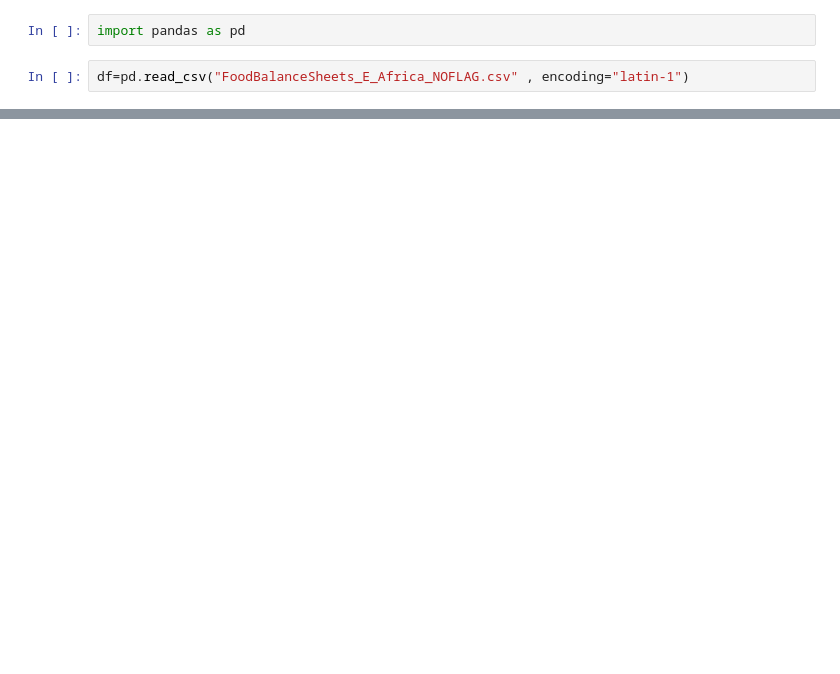
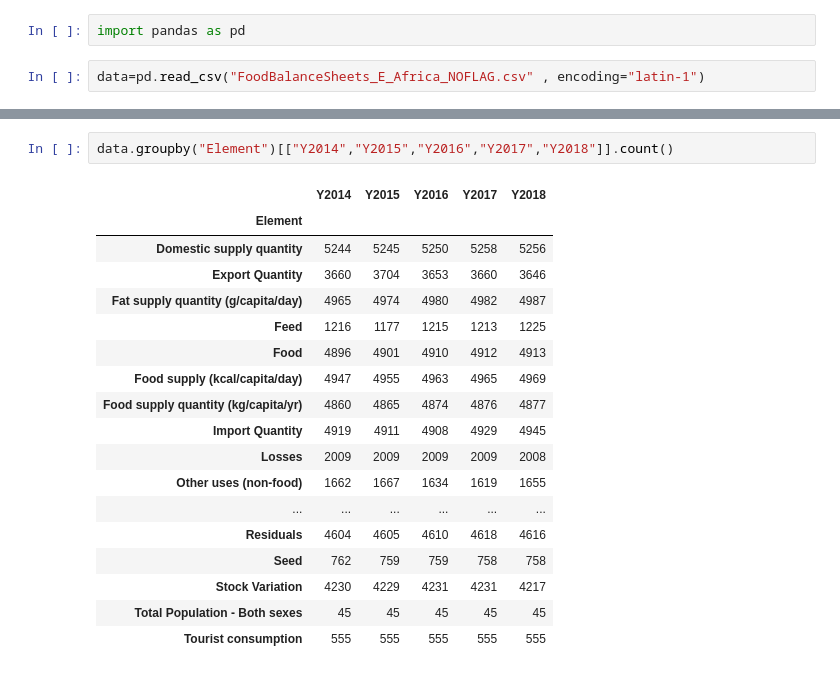
Before and after one commit to Idybest/Hamoye-challenge, a Jupyter notebook: Hamoye1.ipynb, the cells around one changed output, grey strips where cells are left out. Drawn from its saved outputs; the diff is of its cells as text; blank space fills up the shorter version.

```diff
--- a/Hamoye1.ipynb
+++ b/Hamoye1.ipynb
@@ -3,5 +3,5 @@
 # %%
 import pandas as pd
 # %%
-df=pd.read_csv("FoodBalanceSheets_E_Africa_NOFLAG.csv" , encoding="latin-1")
+data=pd.read_csv("FoodBalanceSheets_E_Africa_NOFLAG.csv" , encoding="latin-1")
 # %%
@@ -15,0 +48,21 @@ df.head()
+# %%
+data.groupby("Element")[["Y2014","Y2015","Y2016","Y2017","Y2018"]].count()
+# %% [output]
+|  | Y2014 | Y2015 | Y2016 | Y2017 | Y2018 |
+| Element |  |  |  |  |  |
+| Domestic supply quantity | 5244 | 5245 | 5250 | 5258 | 5256 |
+| Export Quantity | 3660 | 3704 | 3653 | 3660 | 3646 |
+| Fat supply quantity (g/capita/day) | 4965 | 4974 | 4980 | 4982 | 4987 |
+| Feed | 1216 | 1177 | 1215 | 1213 | 1225 |
+| Food | 4896 | 4901 | 4910 | 4912 | 4913 |
+| Food supply (kcal/capita/day) | 4947 | 4955 | 4963 | 4965 | 4969 |
+| Food supply quantity (kg/capita/yr) | 4860 | 4865 | 4874 | 4876 | 4877 |
+| Import Quantity | 4919 | 4911 | 4908 | 4929 | 4945 |
+| Losses | 2009 | 2009 | 2009 | 2009 | 2008 |
+| Other uses (non-food) | 1662 | 1667 | 1634 | 1619 | 1655 |
+| ... | ... | ... | ... | ... | ... |
+| Residuals | 4604 | 4605 | 4610 | 4618 | 4616 |
+| Seed | 762 | 759 | 759 | 758 | 758 |
+| Stock Variation | 4230 | 4229 | 4231 | 4231 | 4217 |
+| Total Population - Both sexes | 45 | 45 | 45 | 45 | 45 |
+| Tourist consumption | 555 | 555 | 555 | 555 | 555 |
```
Also changed, not shown: parts of 10 cells of this notebook.
